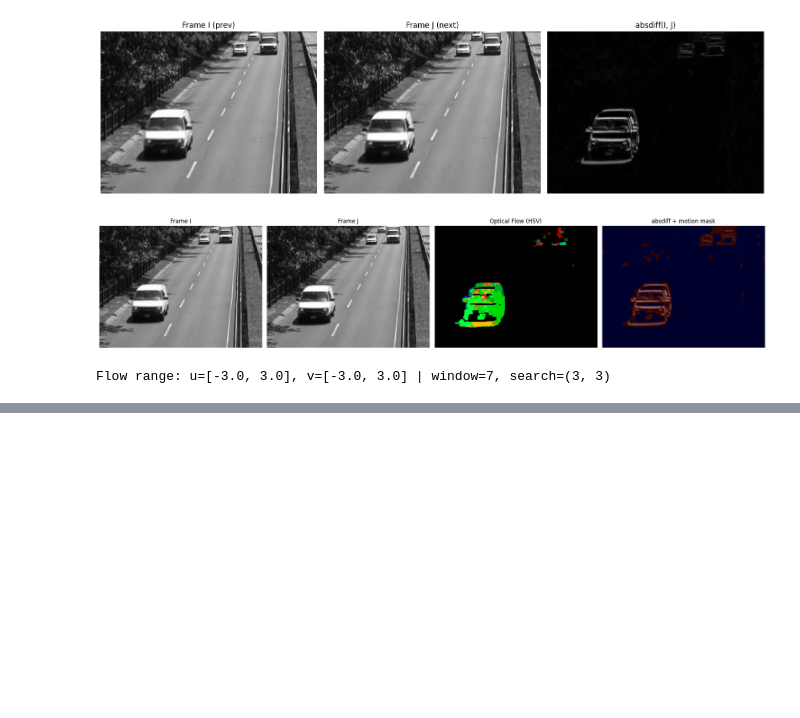
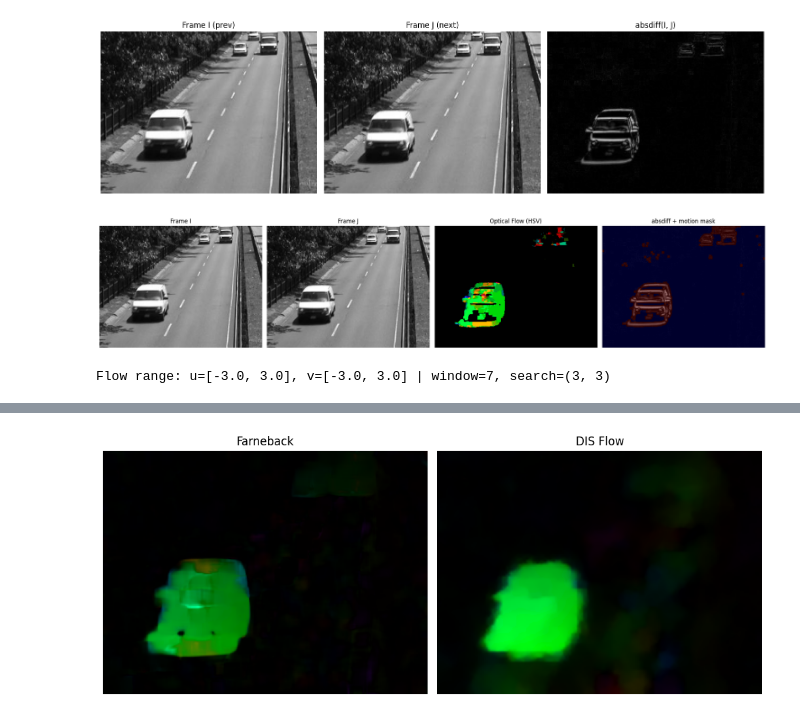
Before and after one commit to marcinwolder/zaawansowane-algorytmy-wizyjne, a Jupyter notebook: lab07/lab07.ipynb, the cells around one changed output, grey strips where cells are left out. Drawn from its saved outputs; the diff is of its cells as text; code cells hidden in the pictures; blank space fills up the shorter version.

```diff
--- a/lab07/lab07.ipynb
+++ b/lab07/lab07.ipynb
@@ -168,8 +168,11 @@ def block_matching_flow(
 
     return u, v, motion_mask
 # %%
-def flow_to_bgr_hsv(*, u: np.ndarray, v: np.ndarray) -> np.ndarray:
+def flow_to_bgr_hsv(*, u: np.ndarray, v: np.ndarray, clip_magnitude: float | None = None) -> np.ndarray:
     mag, angle = cv2.cartToPolar(u, v)
+    if clip_magnitude is not None:
+        mag = np.minimum(mag, np.float32(clip_magnitude))
+
     hsv = np.zeros((u.shape[0], u.shape[1], 3), dtype=np.uint8)
     hsv[..., 0] = np.uint8((angle * 90.0 / np.pi) % 180.0)
     hsv[..., 1] = np.uint8(cv2.normalize(mag, None, 0, 255, cv2.NORM_MINMAX))
@@ -494,0 +799,36 @@ multi-scale small:  1.150 s
+# %%
+methods_to_show = [
+    "Farneback",
+    "Dual TV-L1",
+    "PCA Flow",
+    "DIS Flow",
+    "Simple Flow",
+    "Deep Flow",
+    "Dense LK",
+]
+
+available_methods_to_show = [name for name in methods_to_show if name in dense_visual_cache]
+n_methods = len(available_methods_to_show)
+
+if n_methods == 0:
+    raise RuntimeError("No dense optical-flow methods available for visualization.")
+
+fig, axes = plt.subplots(1, n_methods, figsize=(5 * n_methods, 5))
+if n_methods == 1:
+    axes = [axes]
+
+for axis, method_name in zip(axes, available_methods_to_show):
+    _, _, u_dense, v_dense = dense_visual_cache[method_name]
+    clip_value = 10.0 if method_name == "Dense LK" else None
+    rgb = cv2.cvtColor(
+        flow_to_bgr_hsv(u=u_dense, v=v_dense, clip_magnitude=clip_value),
+        cv2.COLOR_BGR2RGB,
+    )
+    axis.imshow(rgb)
+    axis.set_title(method_name)
+    axis.axis("off")
+
+plt.tight_layout()
+plt.show()
+# %% [output]
+[figure, added]
```
Also changed, not shown: parts of 14 cells of this notebook, 3 other files.
